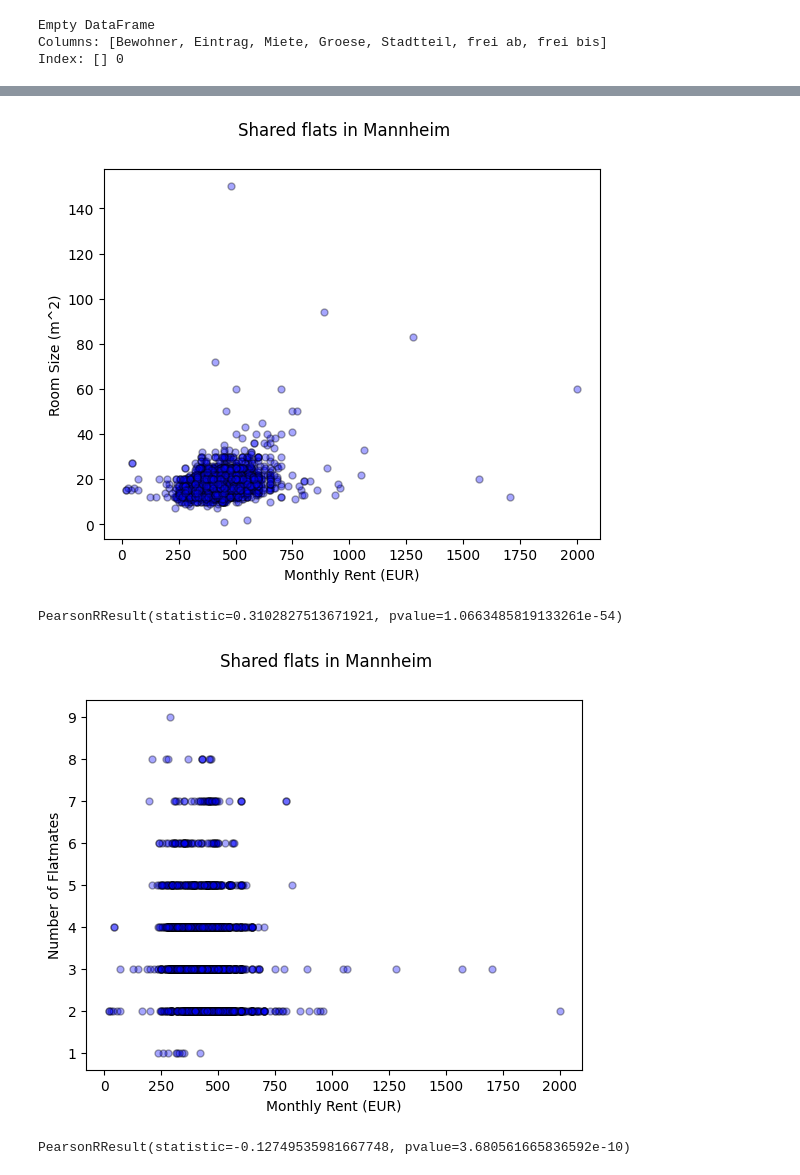
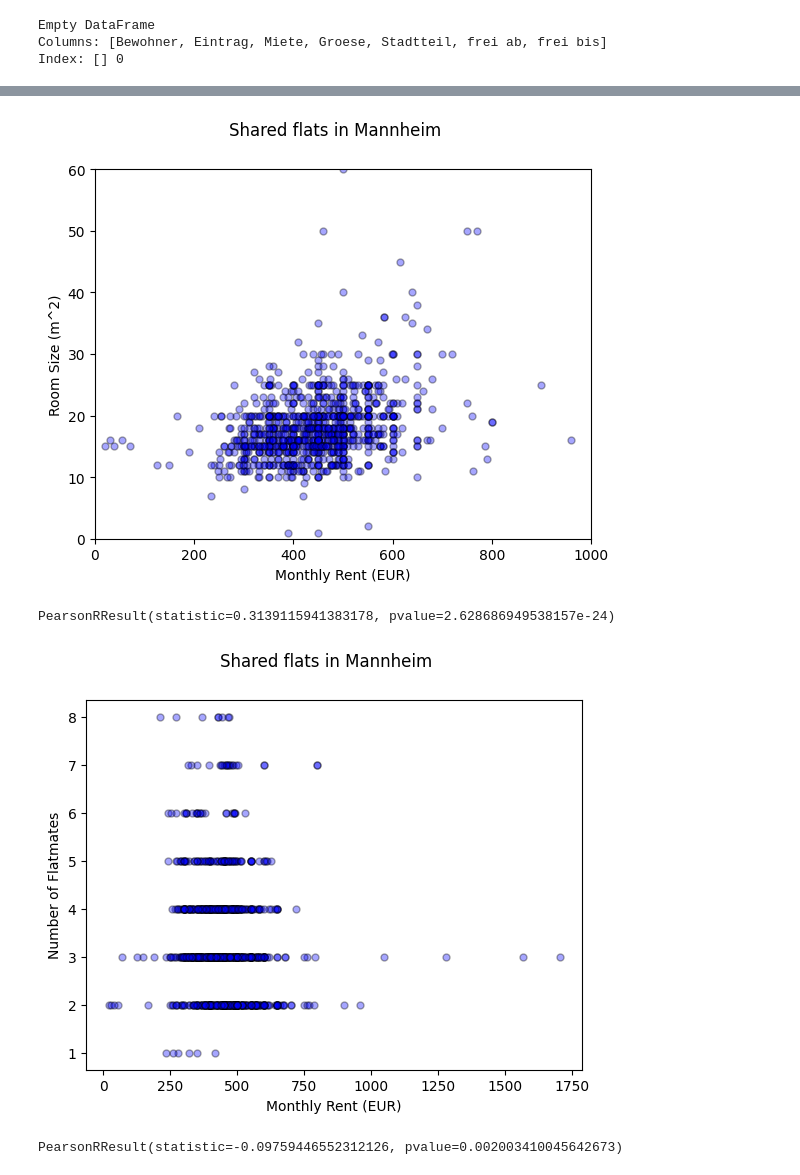
Before and after one commit to lukaslinss98/IntegrationsSeminar, a Jupyter notebook: IntegrationsSeminar.ipynb, the cells around one changed output, grey strips where cells are left out. Drawn from its saved outputs; the diff is of its cells as text; code cells hidden in the pictures.

```diff
--- a/IntegrationsSeminar.ipynb
+++ b/IntegrationsSeminar.ipynb
@@ -66,8 +67,8 @@ def makeRequest(url):
         print('Current Proxy: ', proxy)
 
         return requests.get(url,
-                            proxies=proxy,
-                            headers={'User-Agent' : userAgents[random.randint(0, len(userAgents) -1)]},
+                            #proxies=proxy,
+                            #headers={'User-Agent' : userAgents[random.randint(0, len(userAgents) -1)]},
                             timeout=5)
     except:
         print("PROBLEM WHILE MAKING REQUEST")
@@ -116,13 +117,14 @@ def getMoveOutDate(row):
     return ""
 # %%
 #df.head()
-for i in range(0, 20):
+for i in range(50, 100):
     print(f'page: {i}')
     res = makeRequest(f'https://www.wg-gesucht.de/wg-zimmer-in-Mannheim.85.0.0.{i}.html')
     try:
         page = BeautifulSoup(res.content, 'html.parser')
         scrapeTable(page.findAll('tbody')[0])
-    except:
-        print("Error")
+    except Exception as ex:
+        print(ex)
+        print(page.prettify())
         break
 # %% [output]
@@ -211,19 +237,21 @@ df.to_excel('wg_data2.xlsx')
 # %%
 plt.style.use('default')
 fig, ax = plt.subplots()
 fig.suptitle("Shared flats in Mannheim")
 #ax.grid()
 # plt.xscale('log')
 # plt.yscale('log')
+plt.xlim(0, 1000)
+plt.ylim(0,60)
 plt.xlabel('Monthly Rent (EUR)')
 plt.ylabel('Room Size (m^2)')
 plt.scatter(rentPrice, roomSize, s=25, c='blue',edgecolors='black', linewidths=1, alpha=0.35)
 plt.show()
 
 scipy.stats.pearsonr(rentPrice, roomSize)
 # %% [output]
-[figure, old version]
+[figure, new version]
-PearsonRResult(statistic=0.3102827513671921, pvalue=1.0663485819133261e-54)
+PearsonRResult(statistic=0.3139115941383178, pvalue=2.628686949538157e-24)
 # %%
 plt.style.use('default')
 fig, ax = plt.subplots()
@@ -235,8 +263,8 @@ plt.show()
 
 scipy.stats.pearsonr(rentPrice, flatmates)
 # %% [output]
-[figure, old version]
+[figure, new version]
-PearsonRResult(statistic=-0.12749535981667748, pvalue=3.680561665836592e-10)
+PearsonRResult(statistic=-0.09759446552312126, pvalue=0.002003410045642673)
 # %%
 plt.style.use('default')
 fig, ax = plt.subplots()
```
Also changed, not shown: parts of 10 cells of this notebook, 1 other file.
